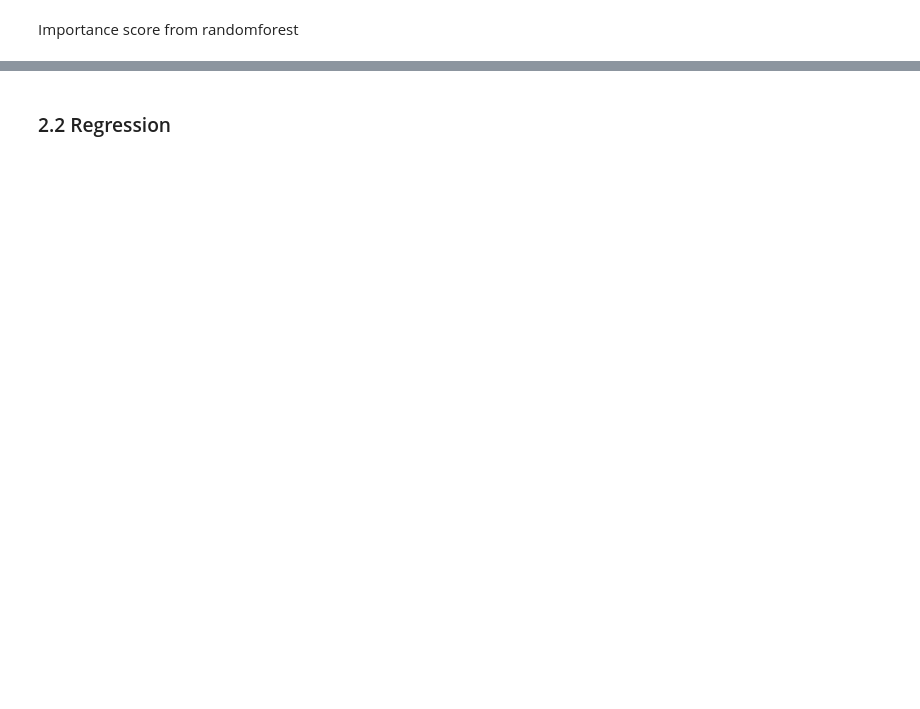
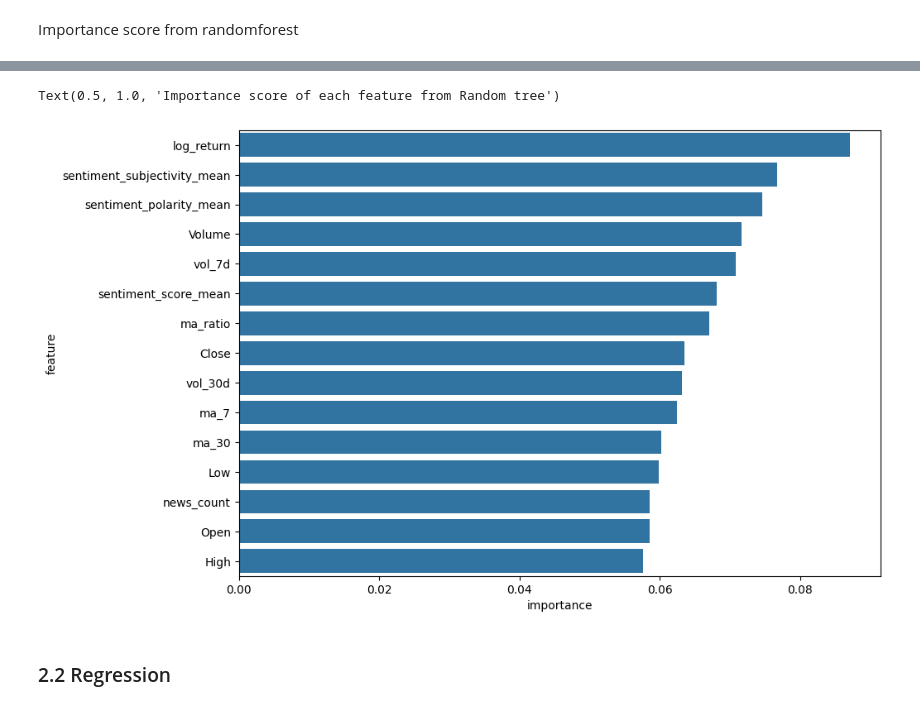
Before and after one commit to 18nghiado/DATA2010, a Jupyter notebook: experiments_feature_selection.ipynb, the cells around one changed output, grey strips where cells are left out. Cells and saved outputs as stored; diff of their text form; code cells hidden in the pictures; blank space fills up the shorter version.

```diff
--- a/experiments_feature_selection.ipynb
+++ b/experiments_feature_selection.ipynb
@@ -382,10 +435,18 @@ Importance score from randomforest
 # %%
 files = os.listdir(DATA_PATH)
 task = BINARY_LABEL_COLUMN
-
 seed_everything(INIT_SEED)
 
-result_df = feature_important_score_by_random_forest(files, task,RandomForestClassifier())
+result_file_name = "random_forest_feat_importance_binary.csv"
+result_path_file = os.path.join(RESULT_PATH,result_file_name)
+if os.path.isfile(result_path_file) and not RE_RUN_EVERYTHING:
+    random_forest_feat_importance_binary_df = pd.read_csv(result_path_file)
+    print("INFO: LOADED existing results")
 
-display(result_df)
-result_df.to_csv("data/results/random_forest_feat_importance_binary.csv")
+else:
+    print("INFO: Re-computing results")
+    random_forest_feat_importance_binary_df = feature_important_score_by_random_forest(files[:3], task,RandomForestClassifier())
+    random_forest_feat_importance_binary_df.to_csv(result_path_file,index=False)
+
+
+random_forest_feat_importance_binary_df.head(32)
@@ -392,3 +471,10 @@ result_df.to_csv("data/results/random_forest_feat_importance_binary.csv")
+# %%
+plt.subplots(figsize=(10, 7))
+sns.barplot(data=random_forest_feat_importance_binary_df,x='importance',y='feature')
+ax.set_title('Importance score of each feature from Random tree', fontsize=14, pad=12)
+# %% [output]
+Text(0.5, 1.0, 'Importance score of each feature from Random tree')
+[figure, added]
 # %% [markdown]
 ### 2.2 Regression
 # %%
```
Also changed, not shown: parts of 16 cells of this notebook, 7 other files.
